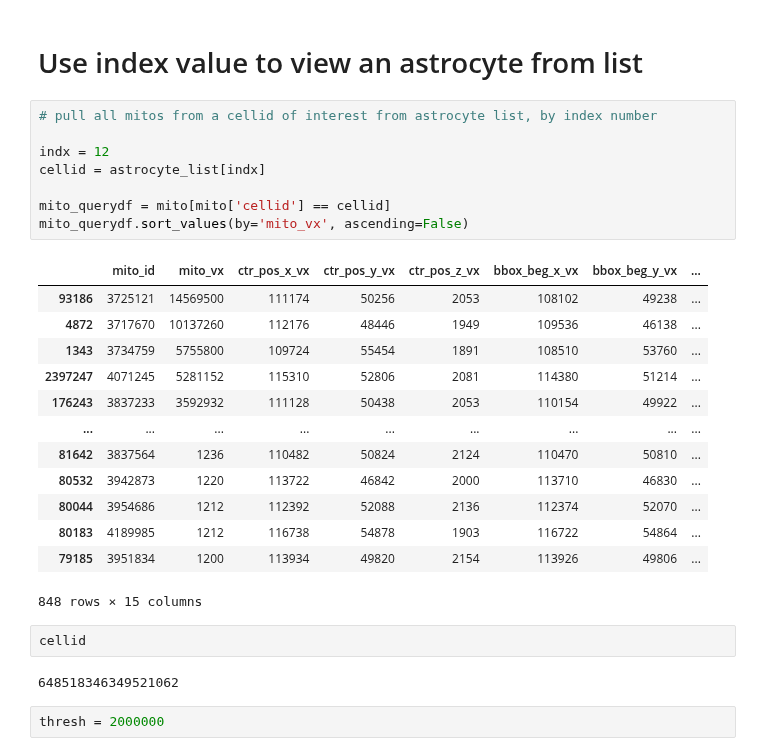
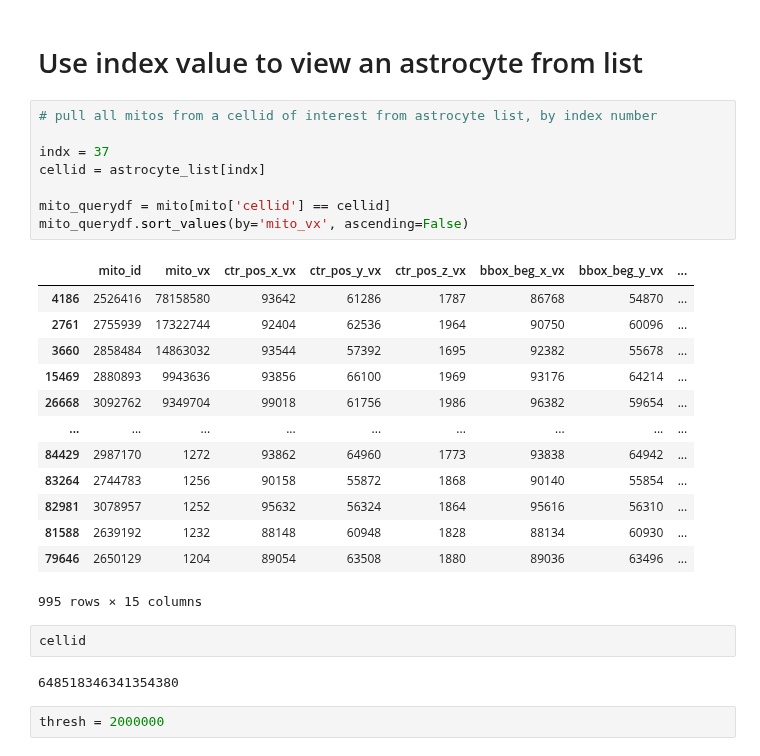
Before and after one commit to shandran/layer23-volume, a Jupyter notebook: astrocyte_mitochondria/vtk_astrocyte_mitochondria_visualizer_using_threshold.ipynb, the cells around one changed output. Saved outputs shown, nothing was run; the diff lists cells and outputs as text.

```diff
--- a/astrocyte_mitochondria/vtk_astrocyte_mitochondria_visualizer_using_threshold.ipynb
+++ b/astrocyte_mitochondria/vtk_astrocyte_mitochondria_visualizer_using_threshold.ipynb
@@ -68,29 +68,29 @@ print(astrocyte_list)
 # %%
 # pull all mitos from a cellid of interest from astrocyte list, by index number
 
-indx = 12
+indx = 37
 cellid = astrocyte_list[indx]
 
 mito_querydf = mito[mito['cellid'] == cellid]
 mito_querydf.sort_values(by='mito_vx', ascending=False)
 # %% [output]
 |  | mito_id | mito_vx | ctr_pos_x_vx | ctr_pos_y_vx | ctr_pos_z_vx | bbox_beg_x_vx | bbox_beg_y_vx | ... |
-| 93186 | 3725121 | 14569500 | 111174 | 50256 | 2053 | 108102 | 49238 | ... |
-| 4872 | 3717670 | 10137260 | 112176 | 48446 | 1949 | 109536 | 46138 | ... |
-| 1343 | 3734759 | 5755800 | 109724 | 55454 | 1891 | 108510 | 53760 | ... |
-| 2397247 | 4071245 | 5281152 | 115310 | 52806 | 2081 | 114380 | 51214 | ... |
-| 176243 | 3837233 | 3592932 | 111128 | 50438 | 2053 | 110154 | 49922 | ... |
+| 4186 | 2526416 | 78158580 | 93642 | 61286 | 1787 | 86768 | 54870 | ... |
+| 2761 | 2755939 | 17322744 | 92404 | 62536 | 1964 | 90750 | 60096 | ... |
+| 3660 | 2858484 | 14863032 | 93544 | 57392 | 1695 | 92382 | 55678 | ... |
+| 15469 | 2880893 | 9943636 | 93856 | 66100 | 1969 | 93176 | 64214 | ... |
+| 26668 | 3092762 | 9349704 | 99018 | 61756 | 1986 | 96382 | 59654 | ... |
 | ... | ... | ... | ... | ... | ... | ... | ... | ... |
-| 81642 | 3837564 | 1236 | 110482 | 50824 | 2124 | 110470 | 50810 | ... |
-| 80532 | 3942873 | 1220 | 113722 | 46842 | 2000 | 113710 | 46830 | ... |
-| 80044 | 3954686 | 1212 | 112392 | 52088 | 2136 | 112374 | 52070 | ... |
-| 80183 | 4189985 | 1212 | 116738 | 54878 | 1903 | 116722 | 54864 | ... |
-| 79185 | 3951834 | 1200 | 113934 | 49820 | 2154 | 113926 | 49806 | ... |
+| 84429 | 2987170 | 1272 | 93862 | 64960 | 1773 | 93838 | 64942 | ... |
+| 83264 | 2744783 | 1256 | 90158 | 55872 | 1868 | 90140 | 55854 | ... |
+| 82981 | 3078957 | 1252 | 95632 | 56324 | 1864 | 95616 | 56310 | ... |
+| 81588 | 2639192 | 1232 | 88148 | 60948 | 1828 | 88134 | 60930 | ... |
+| 79646 | 2650129 | 1204 | 89054 | 63508 | 1880 | 89036 | 63496 | ... |
-848 rows × 15 columns
+995 rows × 15 columns
 # %%
 cellid
 # %% [output]
-648518346349521062
+648518346341354380
 # %%
 thresh = 2000000
 # %%
```
Also changed, not shown: parts of 12 cells of this notebook.
